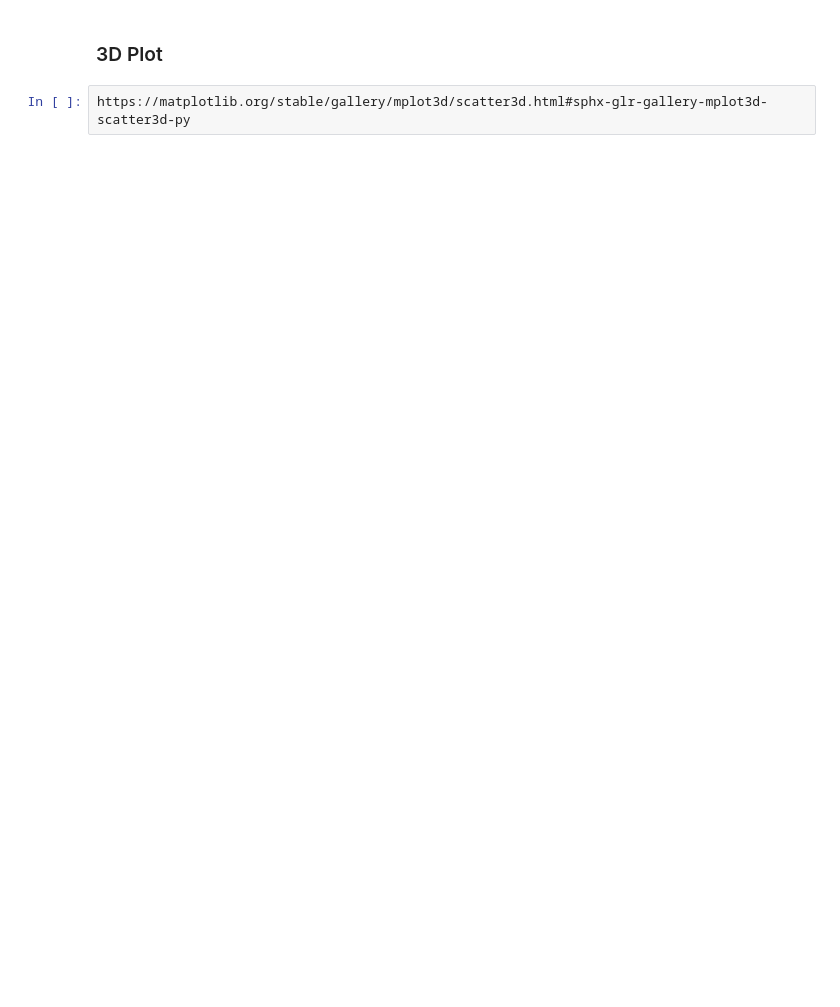
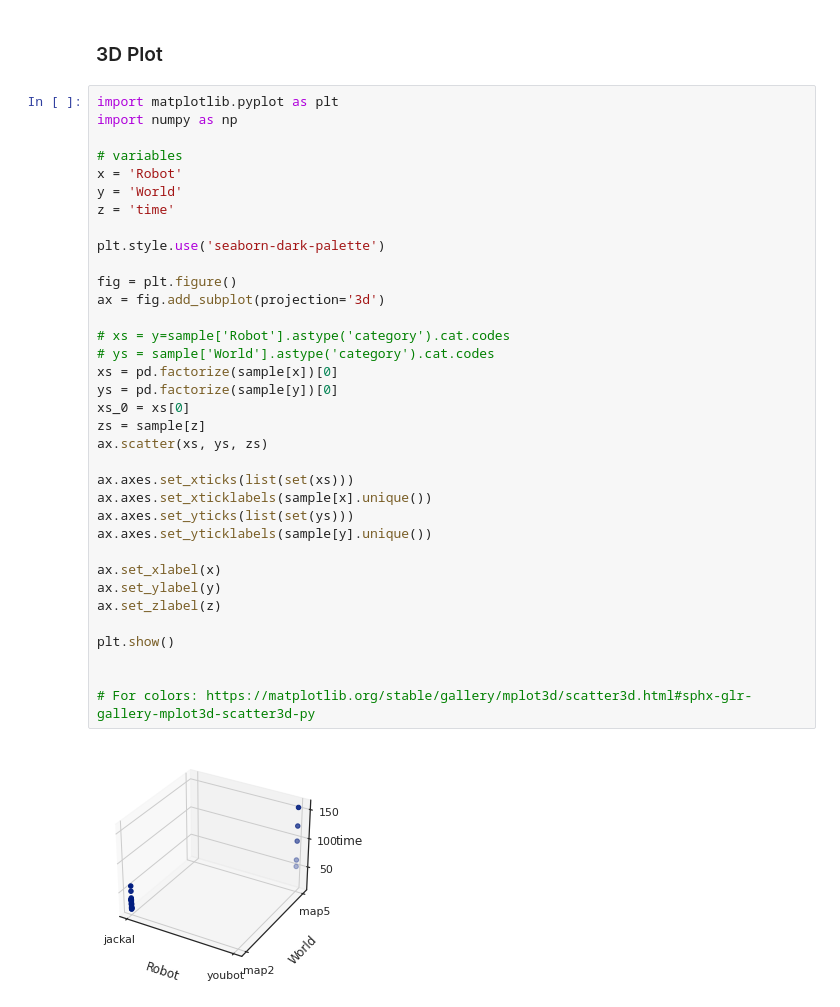
Before and after one commit to ignc-research/arena-evaluation, a Jupyter notebook: 03_plotting/working_with_large_datasets.ipynb, the cells around one changed output. Drawn from its saved outputs; the diff is of its cells as text; blank space fills up the shorter version.

```diff
--- a/03_plotting/working_with_large_datasets.ipynb
+++ b/03_plotting/working_with_large_datasets.ipynb
@@ -311,4 +303,39 @@ sns.despine(trim=True, left=True)
 # %% [markdown]
 ### 3D Plot
-# %%
-https://matplotlib.org/stable/gallery/mplot3d/scatter3d.html#sphx-glr-gallery-mplot3d-scatter3d-py
+# %%
+import matplotlib.pyplot as plt
+import numpy as np
+
+# variables
+x = 'Robot'
+y = 'World'
+z = 'time'
+
+plt.style.use('seaborn-dark-palette')
+
+fig = plt.figure()
+ax = fig.add_subplot(projection='3d')
+
+# xs = y=sample['Robot'].astype('category').cat.codes
+# ys = sample['World'].astype('category').cat.codes
+xs = pd.factorize(sample[x])[0]
+ys = pd.factorize(sample[y])[0]
+xs_0 = xs[0]
+zs = sample[z]
+ax.scatter(xs, ys, zs)
+
+ax.axes.set_xticks(list(set(xs)))
+ax.axes.set_xticklabels(sample[x].unique())
+ax.axes.set_yticks(list(set(ys)))
+ax.axes.set_yticklabels(sample[y].unique())
+
+ax.set_xlabel(x)
+ax.set_ylabel(y)
+ax.set_zlabel(z)
+
+plt.show()
+
+
+# For colors: https://matplotlib.org/stable/gallery/mplot3d/scatter3d.html#sphx-glr-gallery-mplot3d-scatter3d-py
+# %% [output]
+[figure, added]
```
Also changed, not shown: parts of 23 cells of this notebook, 1 other file.
